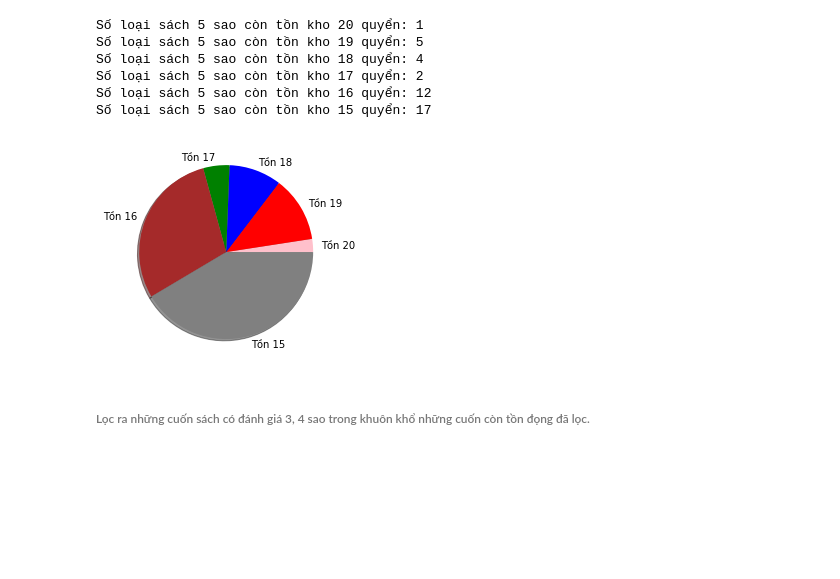
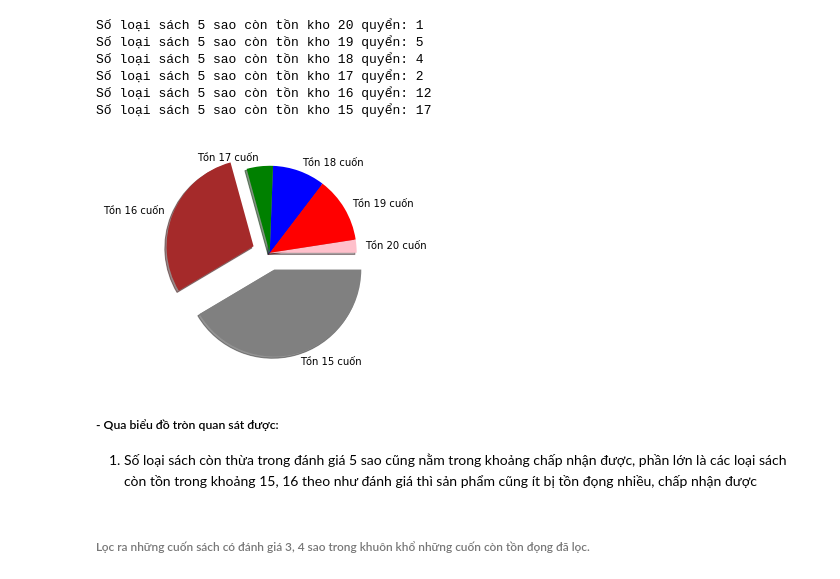
Before and after one commit to Iamdungx/data_analytics_of_a_bookstore, a Jupyter notebook: clean_processing_of_data.ipynb, the cells around one changed output. Cells and saved outputs as stored; diff of their text form; code cells hidden in the pictures; blank space fills up the shorter version.

```diff
--- a/clean_processing_of_data.ipynb
+++ b/clean_processing_of_data.ipynb
@@ -464,15 +464,18 @@ Số loại sách 5 sao còn tồn kho 17 quyển: 2
 Số loại sách 5 sao còn tồn kho 16 quyển: 12
 Số loại sách 5 sao còn tồn kho 15 quyển: 17
 # %%
-x = np.asarray(['Tồn 20', 'Tồn 19', 'Tồn 18', 'Tồn 17', 'Tồn 16', 'Tồn 15'])
+x = np.asarray(['Tồn 20 cuốn', 'Tồn 19 cuốn', 'Tồn 18 cuốn', 'Tồn 17 cuốn', 'Tồn 16 cuốn', 'Tồn 15 cuốn'])
 y = np.array([1,5,4,2,12,17])
-explode = [0,0,0,0,0,0]
+explode = [0,0,0,0,0.2,0.2]
 colors = ['Pink', 'Red', 'Blue', 'Green', 'Brown', 'Gray']
 
 plt.pie(y, labels=x, explode = explode, colors = colors, shadow = True)
 plt.show()
 # %% [output]
-[figure, old version]
+[figure, new version]
+# %% [markdown]
+##### - Qua biểu đồ tròn quan sát được:
+1. Số loại sách còn thừa trong đánh giá 5 sao cũng nằm trong khoảng chấp nhận được, phần lớn là các loại sách còn tồn trong khoảng 15, 16 theo như đánh giá thì sản phẩm cũng ít bị tồn đọng nhiều, chấp nhận được
 # %% [markdown]
 ###### Lọc ra những cuốn sách có đánh giá 3, 4 sao trong khuôn khổ những cuốn còn tồn đọng đã lọc.
 # %%
```
Also changed, not shown: parts of 1 cell of this notebook.
